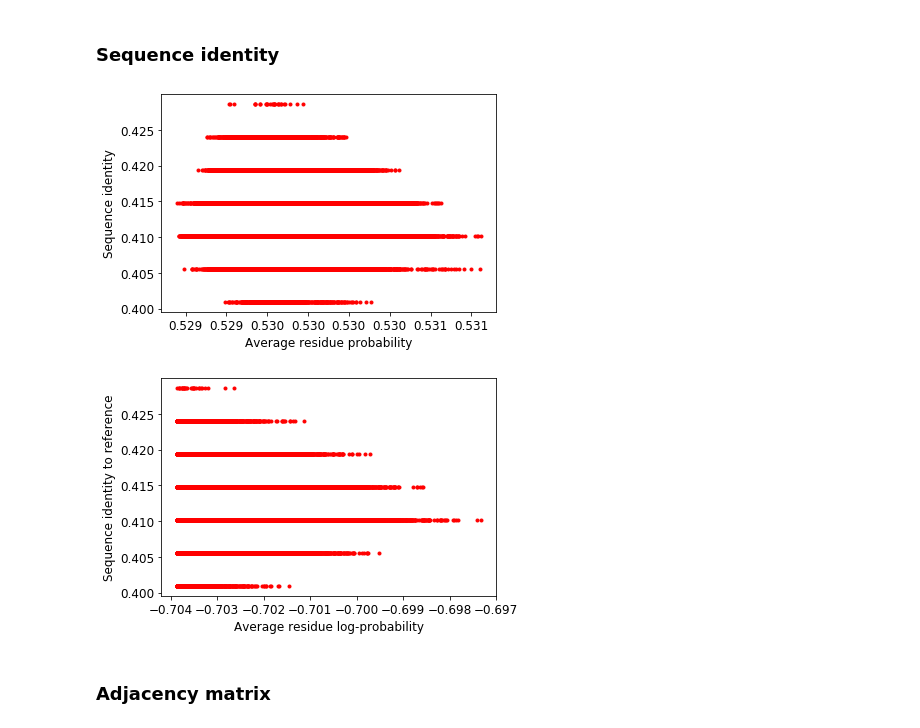
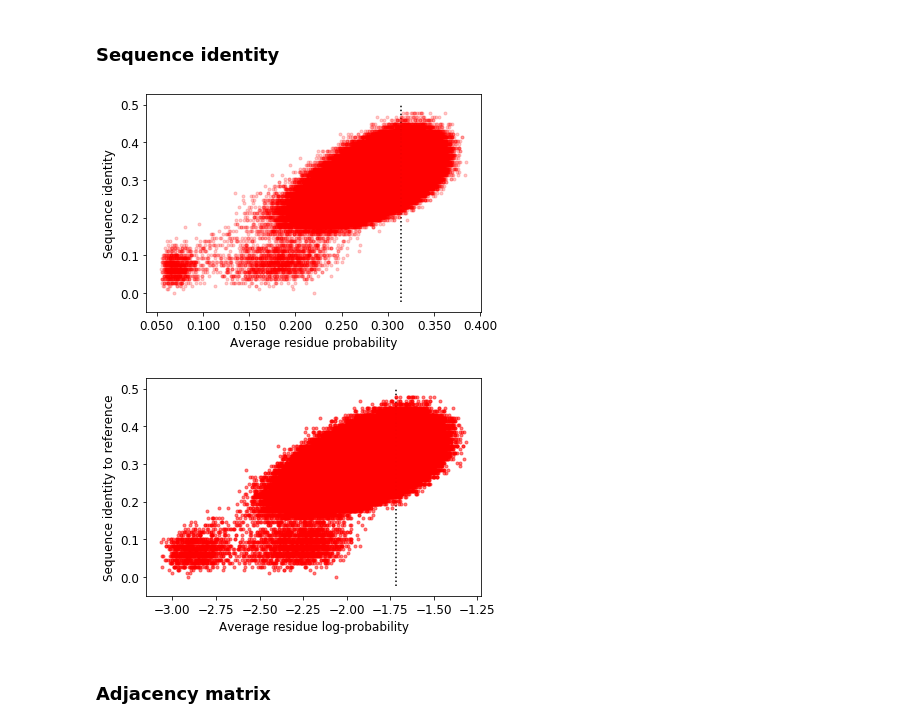
Before and after one commit to ostrokach/proteinsolver, a Jupyter notebook: notebooks/11_analyze_generated_sequences.ipynb, the cells around one changed output. Drawn from its saved outputs; the diff is of its cells as text; code cells hidden in the pictures.

Commit message:
Minor updates to 11_analyze_generated_sequences.ipynb

```diff
--- a/notebooks/11_analyze_generated_sequences.ipynb
+++ b/notebooks/11_analyze_generated_sequences.ipynb
@@ -49,8 +49,8 @@ assert SEQUENCE_GENERATION_METHOD in ("astar", "expectimax", "logexpectimax", "r
 # %%
-# structure_id = "1n5uA03"
-# structure_id = "4z8jA00"
-# structure_id = "4unuA00"
-structure_id = "4beuA02"
+# STRUCTURE_ID = "1n5uA03"
+# STRUCTURE_ID = "4z8jA00"
+STRUCTURE_ID = "4unuA00"
+# STRUCTURE_ID = "4beuA02"
 
-structure_id
+STRUCTURE_ID
 # %% [output]
@@ -58,5 +58,5 @@ structure_id
 # %%
-STRUCTURE_FILE = NOTEBOOK_PATH.parent.parent.joinpath("data", "inputs", f"{structure_id}.pdb")
+STRUCTURE_FILE = NOTEBOOK_PATH.parent.parent.joinpath("data", "inputs", f"{STRUCTURE_ID}.pdb")
 assert STRUCTURE_FILE.is_file()
 
 STRUCTURE_FILE
@@ -65,3 +65,12 @@ PosixPath('/home/kimlab1/strokach/workspace/proteinsolver/data/inputs/4beuA02.pd
+# %%
+REFERECE_PROBAS = {
+    #
+    "4unuA00": {
+        "avg_proba": 0.31404372748978643,
+        "avg_logproba": -1.71758739226455,
+        "seq_identity": 0.4036697247706422,
+    }
+}
 # %% [markdown]
 ## Load structure
 # %%
@@ -151,21 +157,26 @@ df.head(2)
 # %%
 with plt.rc_context(rc={"font.size": 12}):
     fg, ax = plt.subplots(figsize=(6, 4))
-    ax.plot(df["probas_sum"] / len(sequence_ref), df["seq_identity"], "r.")
+    ax.plot(df["probas_sum"] / len(sequence_ref), df["seq_identity"], "r.", alpha=0.2)
     ax.set_xlabel("Average residue probability")
     ax.set_ylabel("Sequence identity")
-#     ax.ticklabel_format(axis="x", style="sci", scilimits=(0, 0))
     ax.xaxis.set_major_formatter(FuncFormatter(lambda x, pos: f"{x:.3f}"))
+    if STRUCTURE_ID in REFERECE_PROBAS:
+        ax.vlines(REFERECE_PROBAS[STRUCTURE_ID][0], *ax.get_ylim(), linestyles=":")
 # %% [output]
-[figure, old version]
+[figure, new version]
 # %%
 with plt.rc_context(rc={"font.size": 12}):
     fg, ax = plt.subplots()
-    ax.plot(df["probas_log_sum"] / len(sequence_ref), df["seq_identity"], "r.")
+    ax.plot(
+        df["probas_log_sum"] / len(sequence_ref), df["seq_identity"], "r.", alpha=0.5
+    )
     ax.set_xlabel("Average residue log-probability")
     ax.set_ylabel("Sequence identity to reference")
+    if STRUCTURE_ID in REFERECE_PROBAS:
+        ax.vlines(REFERECE_PROBAS[STRUCTURE_ID][1], *ax.get_ylim(), linestyles=":")
 # %% [output]
-[figure, old version]
+[figure, new version]
 # %% [markdown]
 ### Adjacency matrix
 # %%
```
Also changed, not shown: parts of 13 cells of this notebook.
